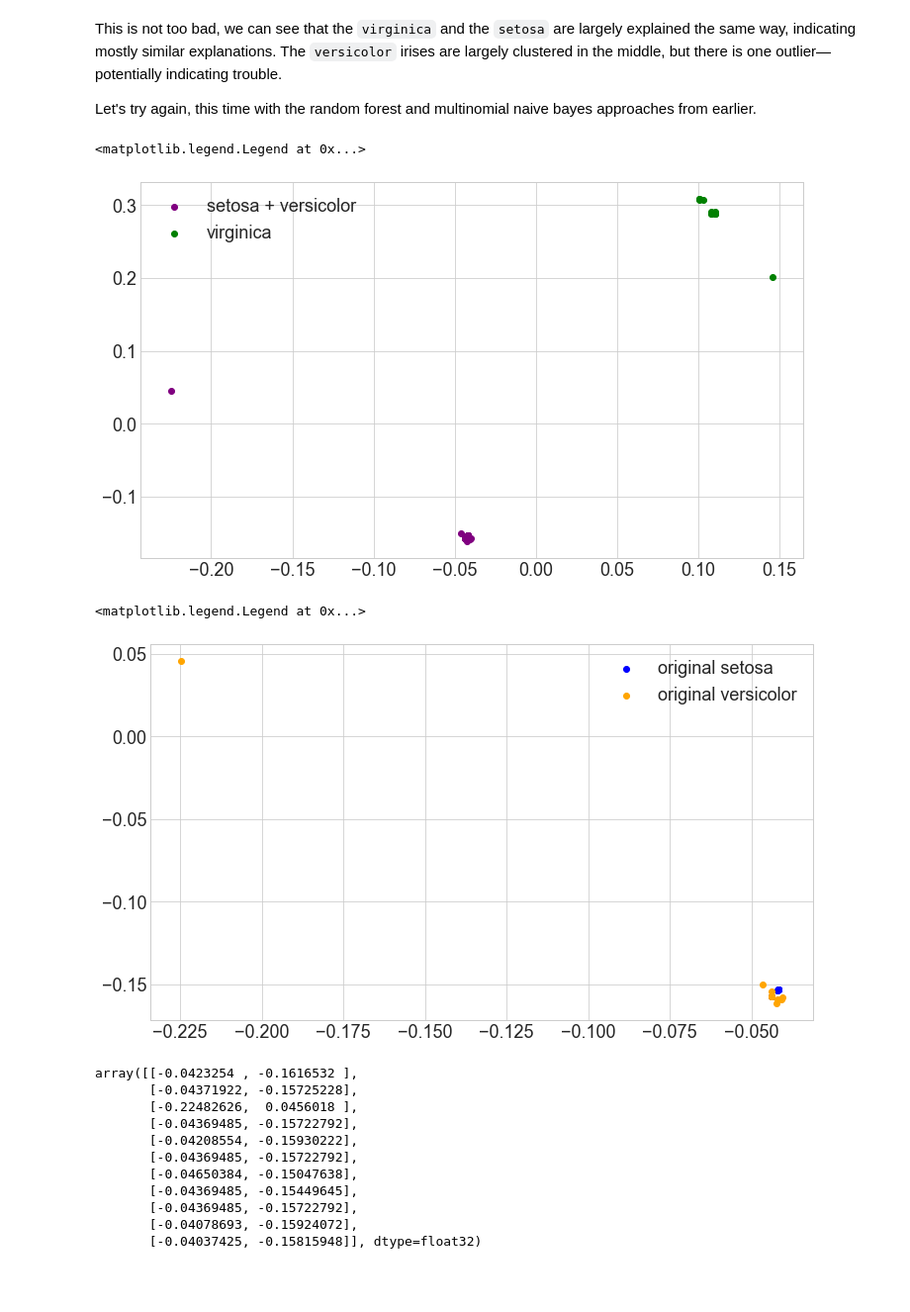
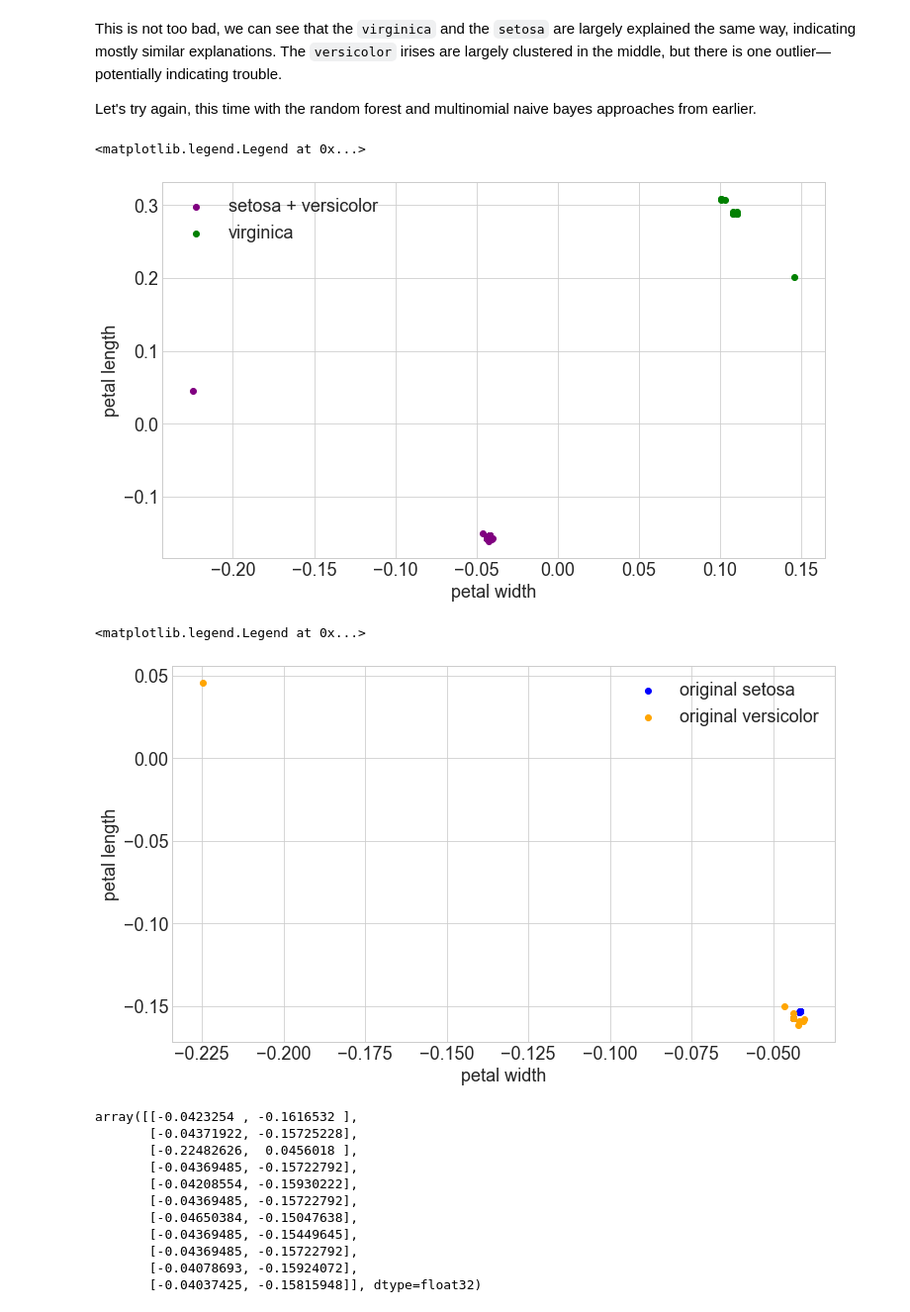
Before and after one commit to pkage/class_introspection, a Jupyter notebook: initial-explorations/Iris SHAP.ipynb, the cells around one changed output. Shown at 99% size. Saved outputs shown, nothing was run; the diff lists cells and outputs as text; code cells hidden in the pictures; blank space fills up the shorter version.

```diff
--- a/initial-explorations/Iris SHAP.ipynb
+++ b/initial-explorations/Iris SHAP.ipynb
@@ -127,23 +129,25 @@ shap_values_hw = explainer_hw.shap_values(X_tst)
 # %%
 plot_key(shap_values_hw, y_tst_hw, 1, 'setosa + versicolor', 'purple')
 plot_key(shap_values_hw, y_tst_hw, 2, 'virginica', 'green')
-
+plt.xlabel('petal width')
+plt.ylabel('petal length')
 plt.legend()
 # %% [output]
 <matplotlib.legend.Legend at 0x...>
-[figure, old version]
+[figure, new version]
 # %%
 #plot_key(shap_values_hw, y_tst_hw, 1, 'setosa + versicolor', 'purple')
 #plot_key(shap_values_hw, y_tst_hw, 2, 'virginica', 'green')
 plot_key(shap_values_hw, y_tst, 0, 'original setosa', 'blue')
 
 key_data = plot_key(shap_values_hw, y_tst, 1, 'original versicolor', 'orange')
-
+plt.xlabel('petal width')
+plt.ylabel('petal length')
 
 plt.legend()
 # %% [output]
 <matplotlib.legend.Legend at 0x...>
-[figure, old version]
+[figure, new version]
 # %%
 key_data
 # %% [output]
```
Also changed, not shown: parts of 1 cell of this notebook.
